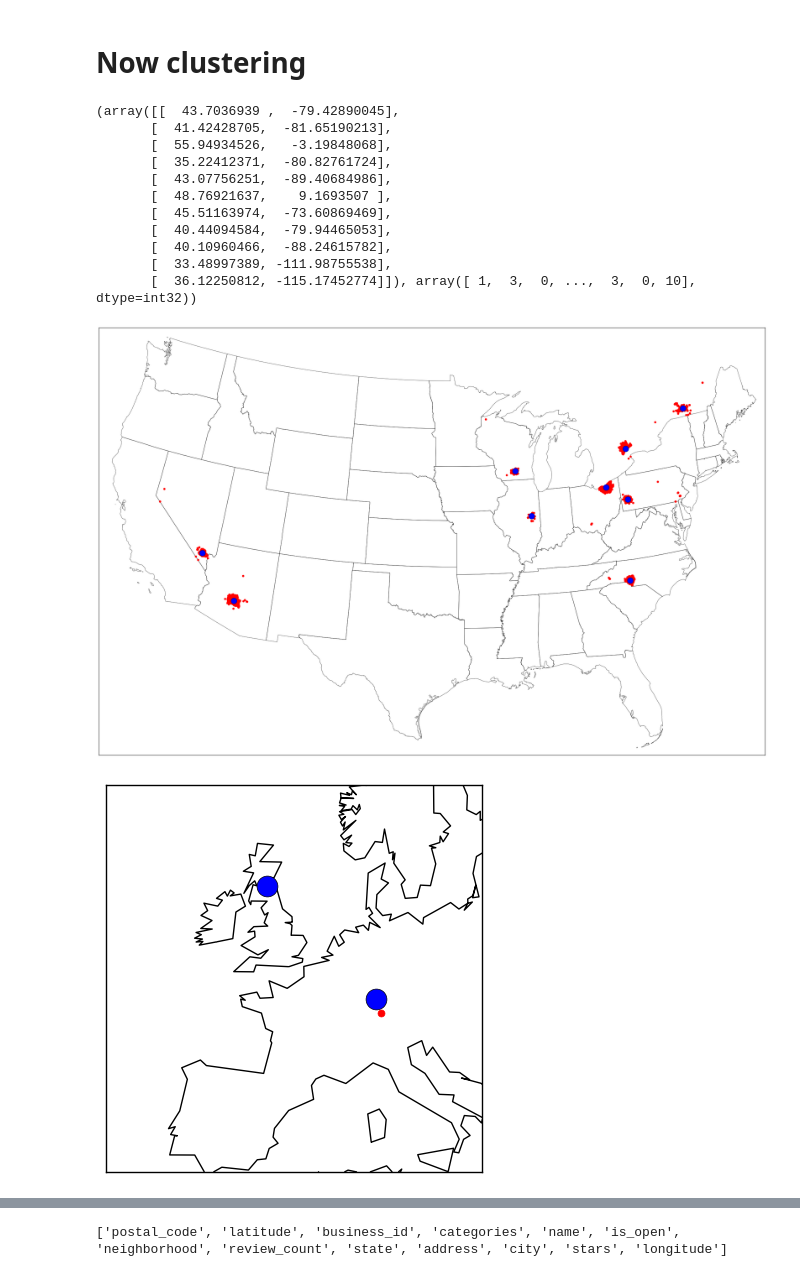
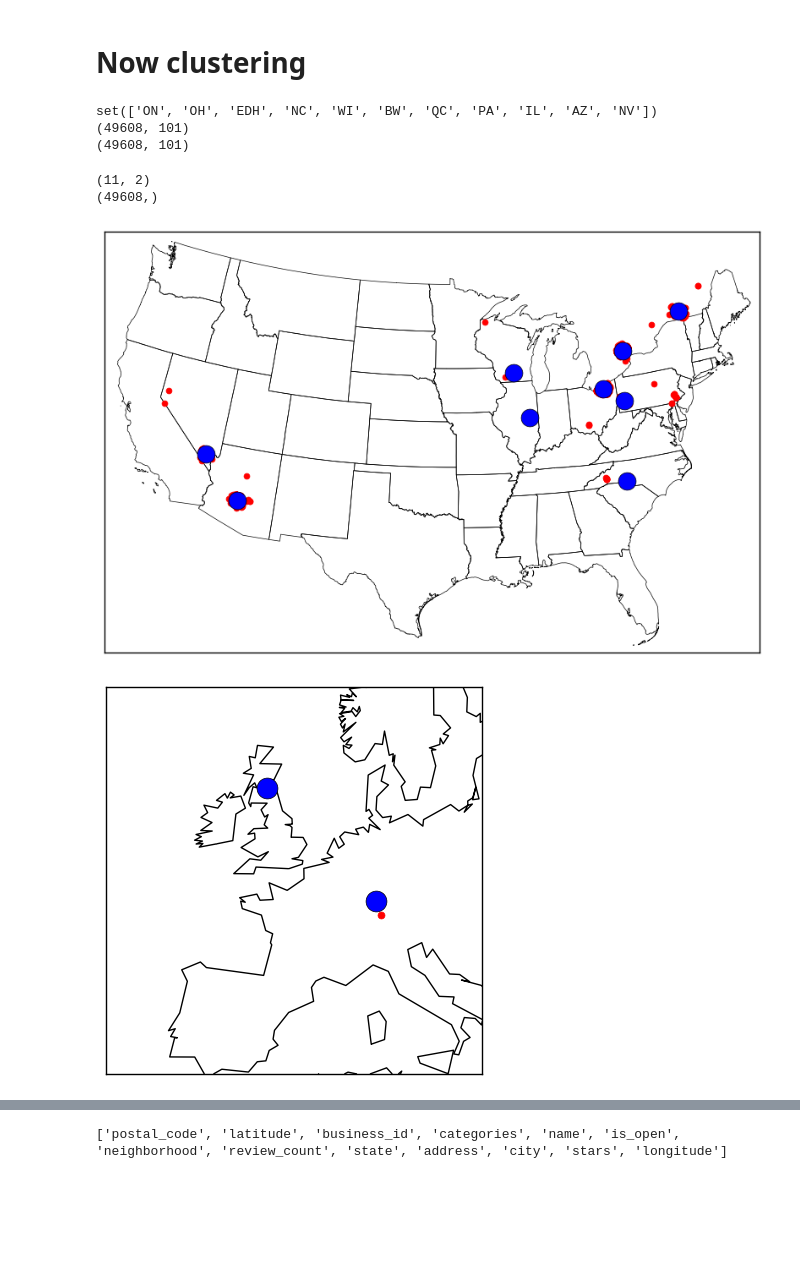
Before and after one commit to adgilbert/collaborative-filtering, a Jupyter notebook: GetFeatures.ipynb, the cells around one changed output, grey strips where cells are left out. Cells and saved outputs as stored; diff of their text form; code cells hidden in the pictures; blank space fills up the shorter version.

```diff
--- a/GetFeatures.ipynb
+++ b/GetFeatures.ipynb
@@ -98,12 +98,12 @@ def get_all_cities(businesses):
     cities = set(businesses['city'])
     return cities
 
-def cluster_cities(businesses, k=12, iter=500, init=None):
+def cluster_cities(businesses, k=11, iter=500, init=None):
     positions = businesses[['latitude', 'longitude']]
     if init is not None:
         clustering = cluster.vq.kmeans2(positions, init, iter=iter, minit='matrix')
     else:
-        clustering = cluster.vq.kmeans2(positions, init, iter=iter, minit='points')
+        clustering = cluster.vq.kmeans2(positions, k, iter=iter, minit='points')
     return clustering
 # %%
 def plot_clusters_on_map(clusters):
@@ -198,13 +203,17 @@ It looks like City and/or state may be wrong for many of the data points... Let'
 2. Next clean those states that we did choose
 # %%
 
+
 major_businesses, state_num = eliminate_minor_states(businesses)
-
+print(state_num)
 # Manually define boundaries because that's the easiest way to do this
 boundaries = dict(AZ=dict(bot=31.30, top=37.0, left=-115.0, right=-109),
-                 NC=dict(bot=33.8, top=36.8, left=-84.4, right=-75.1))
+                 NC=dict(bot=33.8, top=36.8, left=-84.4, right=-75.1),
+                 PA=dict(bot=39, top=42.3, left=-80.7, right=-74.6),
+                 NV=dict(bot=34.9, top=42.07, left=-120.1, right=-114.02))
+# One odd point this doesn't clean for NV because of diagonal, but whatever, not worth a more advanced function
 for state in state_num:
-    if state not in ['NC', 'AZ']:
+    if state not in boundaries.keys():
         # All other states are clean
         continue
     # Filter the one's that do need to be filtered
@@ -212,3 +221,8 @@ for state in state_num:
     major_businesses = major_businesses[(major_businesses.state != state) | (major_businesses['latitude'] < boundaries[state]['top'])]
     major_businesses = major_businesses[(major_businesses.state != state) | (major_businesses['longitude'] > boundaries[state]['left'])]
     major_businesses = major_businesses[(major_businesses.state != state) | (major_businesses['longitude'] < boundaries[state]['right'])]
+
+# Also NC and SC should be combined, because its the same area
+major_businesses.loc[major_businesses.state=='SC', 'state'] = 'NC'
+
+print(len(set(major_businesses.state)))
@@ -233,46 +250,49 @@ plot_all_points_EU(points3)
 # Now clustering
 # %%
 states = set(major_businesses['state'])
+print(states)
 init = np.zeros((len(states), 2))
 for i, state in enumerate(states):
     init_pt = major_businesses[major_businesses['state'] == state].sample(1)
     init[i, 0] = init_pt['latitude']
     init[i, 1] = init_pt['longitude']
 
+# It looks like we have one NaN in lat/lng
+print(major_businesses.shape)
+major_businesses.dropna(subset=['latitude', 'longitude'], inplace=True)
+print(major_businesses.shape)
+
 #     print(np.array([init_pt['latitude'], init_pt['longitude']]))
 #     print(np.array((init_pt.loc['latitude'], init_pt.loc['longitude'])))
-# print(init)
+# major_businesses.isnull().sum()
 #     init[i] = np.random
 
-clusters = cluster_cities(major_businesses, 11, iter=500, init=init)
+clusters = cluster_cities(major_businesses, k=11, iter=500, init=init)
+
+# with open('data/clusters.pck', 'wb') as fout:
+#     cPickle.dump(clusters, fout)
+# %% [output]
+set(['ON', 'OH', 'EDH', 'NC', 'WI', 'BW', 'QC', 'PA', 'IL', 'AZ', 'NV'])
+(49608, 101)
+(49608, 101)
-# %%
-# print(clusters)
-with open('data/clusters.pck', 'wb') as fout:
-    cPickle.dump(clusters, fout)
-# %% [output]
-(array([[  43.7036939 ,  -79.42890045],
-       [  41.42428705,  -81.65190213],
-       [  55.94934526,   -3.19848068],
-       [  35.22412371,  -80.82761724],
-       [  43.07756251,  -89.40684986],
-       [  48.76921637,    9.1693507 ],
-       [  45.51163974,  -73.60869469],
-       [  40.44094584,  -79.94465053],
-       [  40.10960466,  -88.24615782],
-       [  33.48997389, -111.98755538],
-       [  36.12250812, -115.17452774]]), array([ 1,  3,  0, ...,  3,  0, 10], dtype=int32))
+# %%
+print(clusters[0].shape)
+print(clusters[1].shape)
+# %% [output]
+(11, 2)
+(49608,)
 # %%
 plot_clusters = dict(
                     latitude=clusters[0][:, 0],
                     longitude=clusters[0][:, 1]
                     )
-plot_clusters = pandas.DataFrame(plot_clusters)
+plot_clusters = pd.DataFrame(plot_clusters)
 # print(plot_clusters)
 points = major_businesses[['latitude', 'longitude']]
-plot_all_points_US(points, plot_clusters)
-plot_all_points_EU(points, plot_clusters)
-plot_all_points_world(points, plot_clusters)
+plot_all_points_US(points, plot_clusters, savename='plots/clusterUS.png')
+plot_all_points_EU(points, plot_clusters, savename='plots/clusterEU.png')
+plot_all_points_world(points, plot_clusters, savename='plots/clusterWorld.png')
 # %% [output]
-[figure, old version]
+[figure, new version]
 [figure]
 [figure]
```
Also changed, not shown: parts of 31 cells of this notebook, 26 other files.
